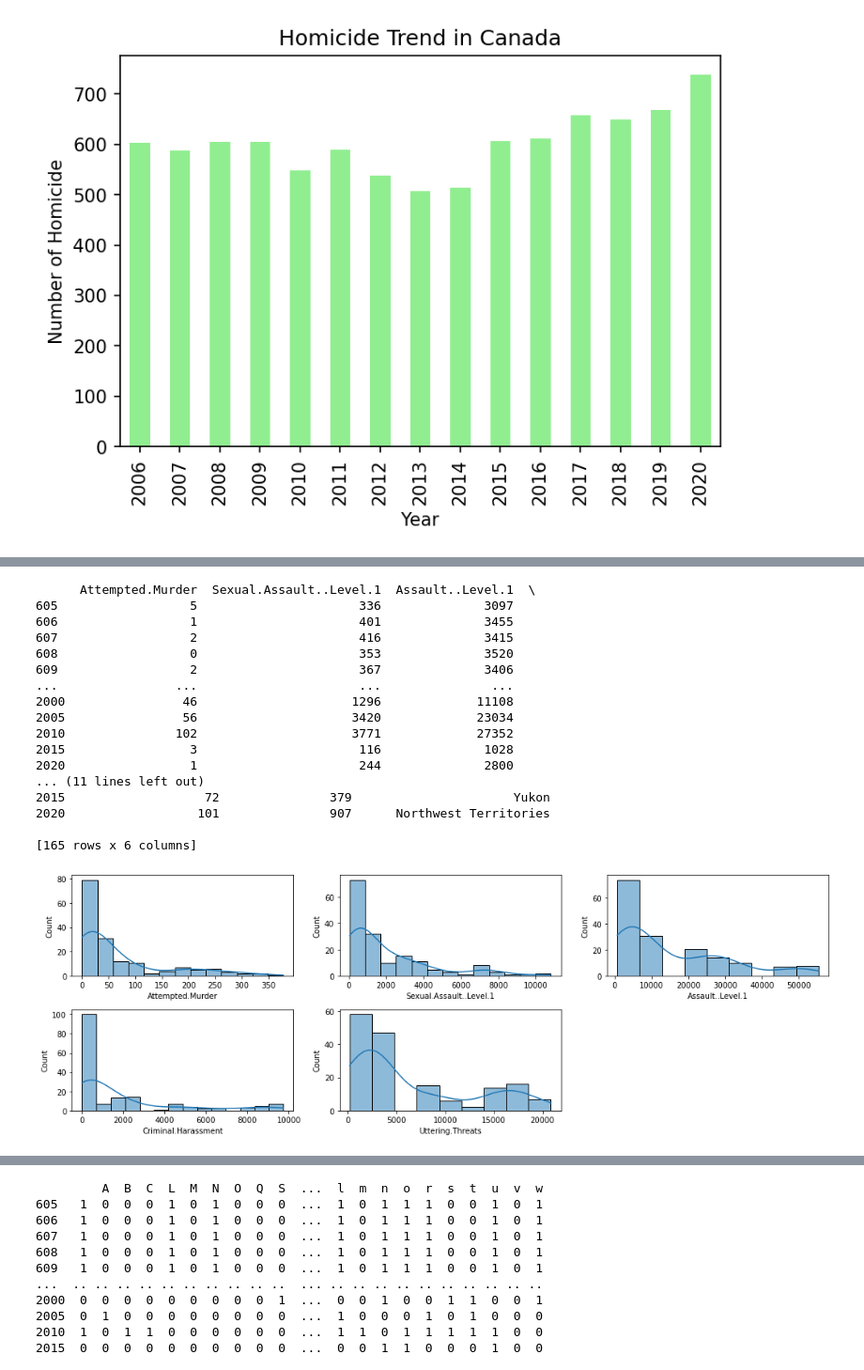
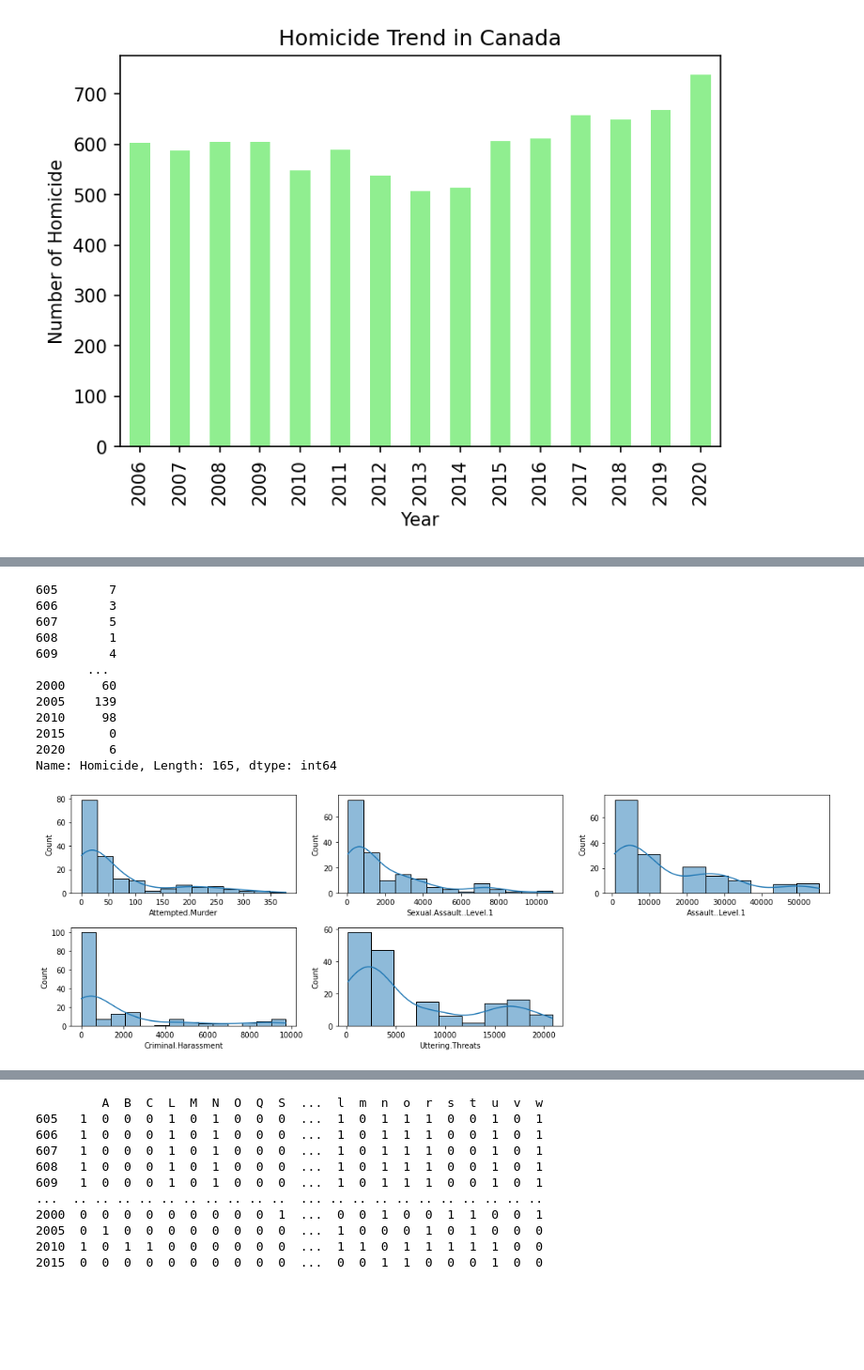
Before and after one commit to Bolloskiis/ISP_Project, a Jupyter notebook: Data/Homicide prediction Project.ipynb, the cells around one changed output, grey strips where cells are left out. Shown: that part at 94% size. Cells and saved outputs as stored; diff of their text form; code cells hidden in the pictures; blank space fills up the shorter version.

```diff
--- a/Data/Homicide prediction Project.ipynb
+++ b/Data/Homicide prediction Project.ipynb
@@ -108,0 +112,8 @@ plt.savefig('ISP_Figures/Homicide_Bar_plot.png')
+# %%
+# create bar chart subplots for homicide rates for each province/territory
+plt.figure(figsize= (15,8), dpi = 150)
+plt.subplots_adjust(left=None, bottom=0.1, right=None, top=0.9, wspace=0.2, hspace=1)
+for i , (Geography, data) in enumerate(subset_provinces.groupby("Geography")):
+    ax = plt.subplot(3, 4, i+1)
+    pivot = (data.groupby("Year")["Homicide"].sum().plot(kind='bar', color= 'lightgreen'))
+    ax.set_title(Geography)
@@ -113,39 +128,40 @@ features = ['Attempted.Murder', 'Sexual.Assault..Level.1', 'Assault..Level.1', '
 X1 = subset_provinces[features]
 
 y = subset_provinces.Homicide
-print(X1)
+print(y)
 # %% [output]
-      Attempted.Murder  Sexual.Assault..Level.1  Assault..Level.1  \
-605                  5                      336              3097
-606                  1                      401              3455
-607                  2                      416              3415
-608                  0                      353              3520
-609                  2                      367              3406
-...                ...                      ...               ...
-2000                46                     1296             11108
-2005                56                     3420             23034
-2010               102                     3771             27352
-2015                 3                      116              1028
-2020                 1                      244              2800
-... (11 lines left out)
-2015                   72               379                      Yukon
-2020                  101               907      Northwest Territories
-
-[165 rows x 6 columns]
+605       7
+606       3
+607       5
+608       1
+609       4
+       ...
+2000     60
+2005    139
+2010     98
+2015      0
+2020      6
+Name: Homicide, Length: 165, dtype: int64
 # %%
+# show violent crime number distribution in the data set
 
 import seaborn as sns
+
 # Define the number of rows and columns you want
 n_rows=2
 n_cols=3
 
+# inclue only violent crimes in the variables for distribution display
+features_crime = features[:-1]
+
 # Create the subplots
 fig, axes = plt.subplots(nrows=n_rows, ncols=n_cols)
 fig.set_size_inches(15, 5)
-for i, column in enumerate(features):
+for i, column in enumerate(features_crime):
     sns.histplot(subset_provinces[column], ax=axes[i//n_cols, i % n_cols], kde=True)
 plt.tight_layout()
+
 # Removing empty subplot
 fig.delaxes(axes[1,2])
 # %% [output]
-[figure, old version]
+[figure, new version]
```
Also changed, not shown: parts of 13 cells of this notebook.
